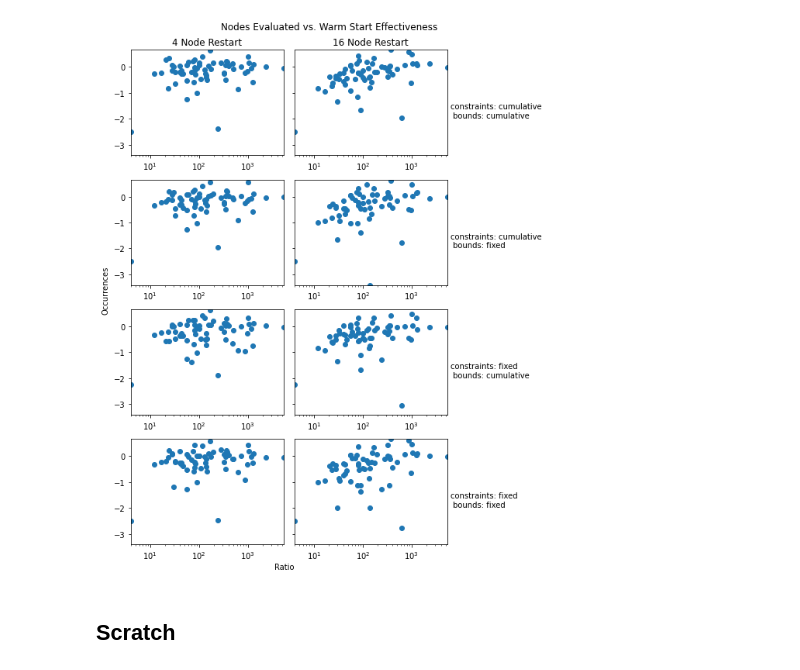
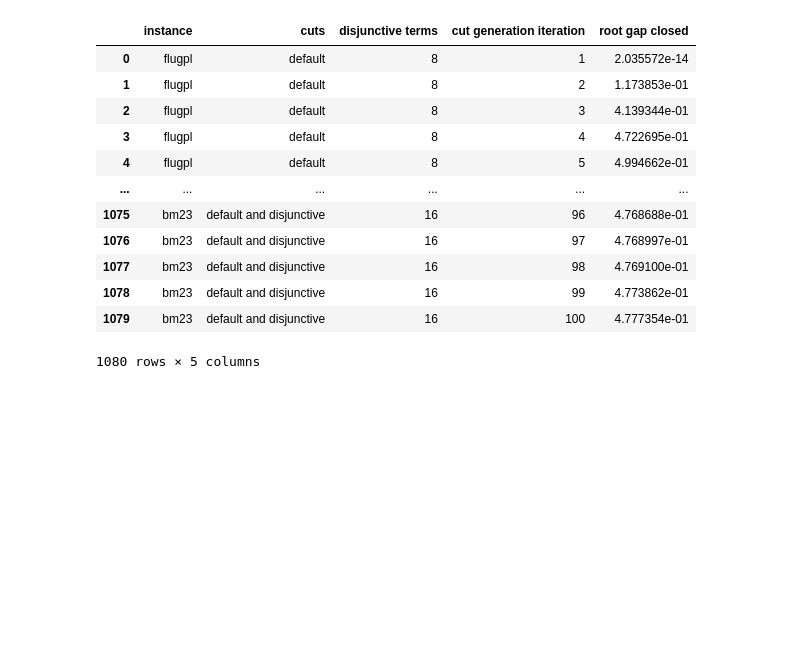
Before and after one commit to spkelle2/warm_starting_series_of_MILPs, a Jupyter notebook: experiments/graphs.ipynb, the cells around one changed output. Saved outputs shown, nothing was run; the diff lists cells and outputs as text; code cells hidden in the pictures; blank space fills up the shorter version.

```diff
--- a/experiments/graphs.ipynb
+++ b/experiments/graphs.ipynb
@@ -4,5 +6,3 @@ import matplotlib.pyplot as plt
-# %%
-pd.set_option('display.max_columns', None)
 # %%
 # dfs = [pd.read_csv('warm_start_comparison_0_7.csv'),
 #        pd.read_csv('warm_start_comparison.csv')]
@@ -114,42 +10,0 @@ for metric, name in title.items():
-# %%
-name = 'Nodes Evaluated vs. Warm Start Effectiveness'
-x_col = 'cold evaluated nodes'
-y_col = 'total restart evaluated nodes ratio'
-
-fig, ax = plt.subplots(nrows=len(cglp_parameters), ncols=len(cut_offs), sharey=True,
-                      figsize=(8, 10))
-x_low = df['cold evaluated nodes'].min()
-x_high = df['cold evaluated nodes'].max()
-y_low = df['total restart evaluated nodes ratio'].min()
-y_high = df['total restart evaluated nodes ratio'].max()
-
-for j, cut_off in enumerate(cut_offs):
-    for i, p in enumerate(cglp_parameters):
-        # make plot
-        samples = df.loc[(df['cut off'] == cut_off) &
-                         (df['cglp_constraints'] == p['cglp_constraints']) &
-                         (df['cglp_bounds'] == p['cglp_bounds'])][[x_col, y_col]]
-        ax[i, j].scatter(samples[x_col], samples[y_col])
-        ax[i, j].axis(xmin=x_low, xmax=x_high, ymin=y_low, ymax=y_high)
-        ax[i, j].set_xscale('log')
-        if j == 1:
-            ax[i, j].set_ylabel(f'constraints: {p["cglp_constraints"]} \n bounds: {p["cglp_bounds"]} \n',
-                               ha='left', rotation='horizontal', va='center')
-            ax[i, j].yaxis.set_label_position("right")
-
-        # make it pretty
-        if i == 0:
-            ax[i, j].set_title(f"{cut_off} Node Restart")
-fig.suptitle(name)
-fig.tight_layout()
-if metric != 'warm null cglp ratio':
-    fig.text(0.4, 0, 'Relative Improvement', ha='center')
-else:
-    fig.text(0.4, 0, 'Ratio', ha='center')
-fig.text(0, 0.46, 'Occurrences', ha='center', rotation='vertical')
-fig.show()
-fig.savefig(f'{name}.png')
-# %% [output]
-[figure, removed]
-# %% [markdown]
-## Scratch
@@ -172,0 +15,16 @@ for metric, name in title.items():
+# %%
+raw_cut_df
+# %% [output]
+|  | instance | cuts | disjunctive terms | cut generation iteration | root gap closed |
+| 0 | flugpl | default | 8 | 1 | 2.035572e-14 |
+| 1 | flugpl | default | 8 | 2 | 1.173853e-01 |
+| 2 | flugpl | default | 8 | 3 | 4.139344e-01 |
+| 3 | flugpl | default | 8 | 4 | 4.722695e-01 |
+| 4 | flugpl | default | 8 | 5 | 4.994662e-01 |
+| ... | ... | ... | ... | ... | ... |
+| 1075 | bm23 | default and disjunctive | 16 | 96 | 4.768688e-01 |
+| 1076 | bm23 | default and disjunctive | 16 | 97 | 4.768997e-01 |
+| 1077 | bm23 | default and disjunctive | 16 | 98 | 4.769100e-01 |
+| 1078 | bm23 | default and disjunctive | 16 | 99 | 4.773862e-01 |
+| 1079 | bm23 | default and disjunctive | 16 | 100 | 4.777354e-01 |
+1080 rows × 5 columns
```
Also changed, not shown: parts of 18 cells of this notebook, 17 other files.
